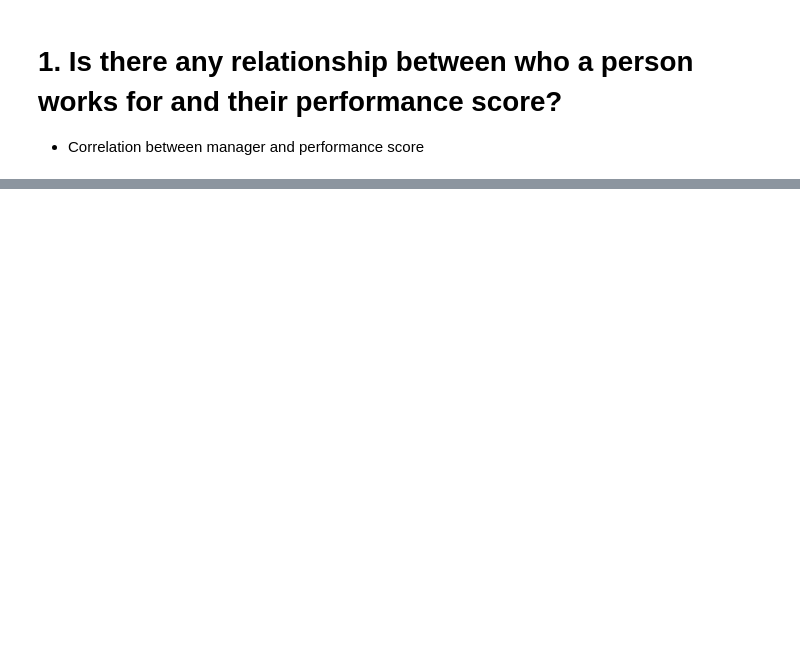
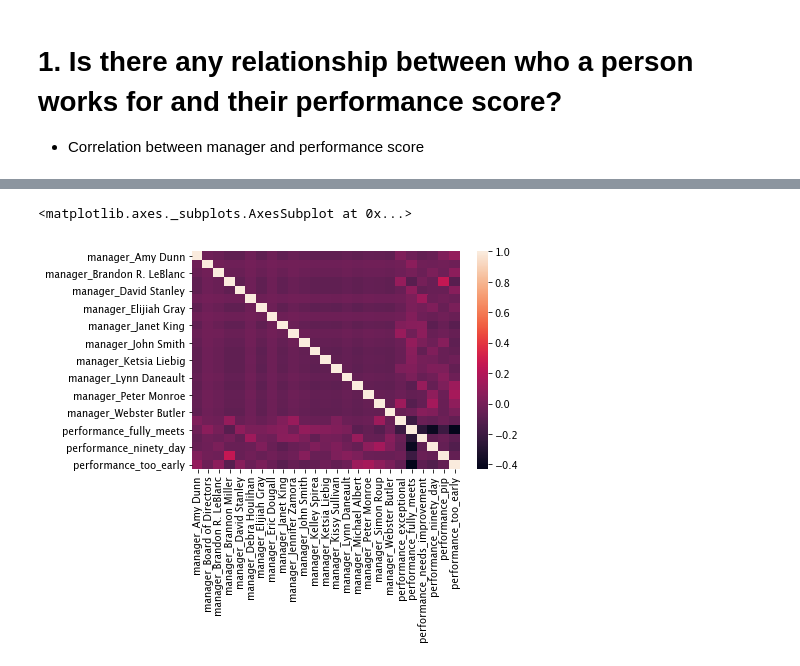
Before and after one commit to estkae/HR_project, a Jupyter notebook: Solving_Problems.ipynb, the cells around one changed output, grey strips where cells are left out. Cells and saved outputs as stored; diff of their text form; code cells hidden in the pictures; blank space fills up the shorter version.

```diff
--- a/Solving_Problems.ipynb
+++ b/Solving_Problems.ipynb
@@ -224,0 +226,3 @@ TypeError: can only concatenate str (not "float") to str
+# %%
+df1 = pd.get_dummies(manager_performances, columns = ['manager'], drop_first=True )
+#Alex Sweetwater was dropped
@@ -224,0 +240,13 @@ TypeError: can only concatenate str (not "float") to str
+# %%
+df1['performance'] = df1['performance'].replace(['Fully Meets',
+                                                 'N/A- too early to review',
+                                                 '90-day meets','Exceptional',
+                                                 'Needs Improvement',
+                                                 'Exceeds',
+                                                 'PIP'],
+                                                ['fully_meets','too_early',
+                                                'ninety_day', 'exceptional',
+                                                'needs_improvement',
+                                                 'exceeds',
+                                                'pip'])
+# df1['performance'] = df1['performance'].replace('Fully Meets','fully_meets')
@@ -224,0 +270,10 @@ TypeError: can only concatenate str (not "float") to str
+# %%
+df1 = pd.get_dummies(df1, columns = ['performance'], drop_first=True )
+#exceeds was dropped
+# %%
+df_corr = df1.corr()
+# %%
+sns.heatmap(df_corr)
+# %% [output]
+<matplotlib.axes._subplots.AxesSubplot at 0x...>
+[figure, added]
```
Also changed, not shown: parts of 38 cells of this notebook.
